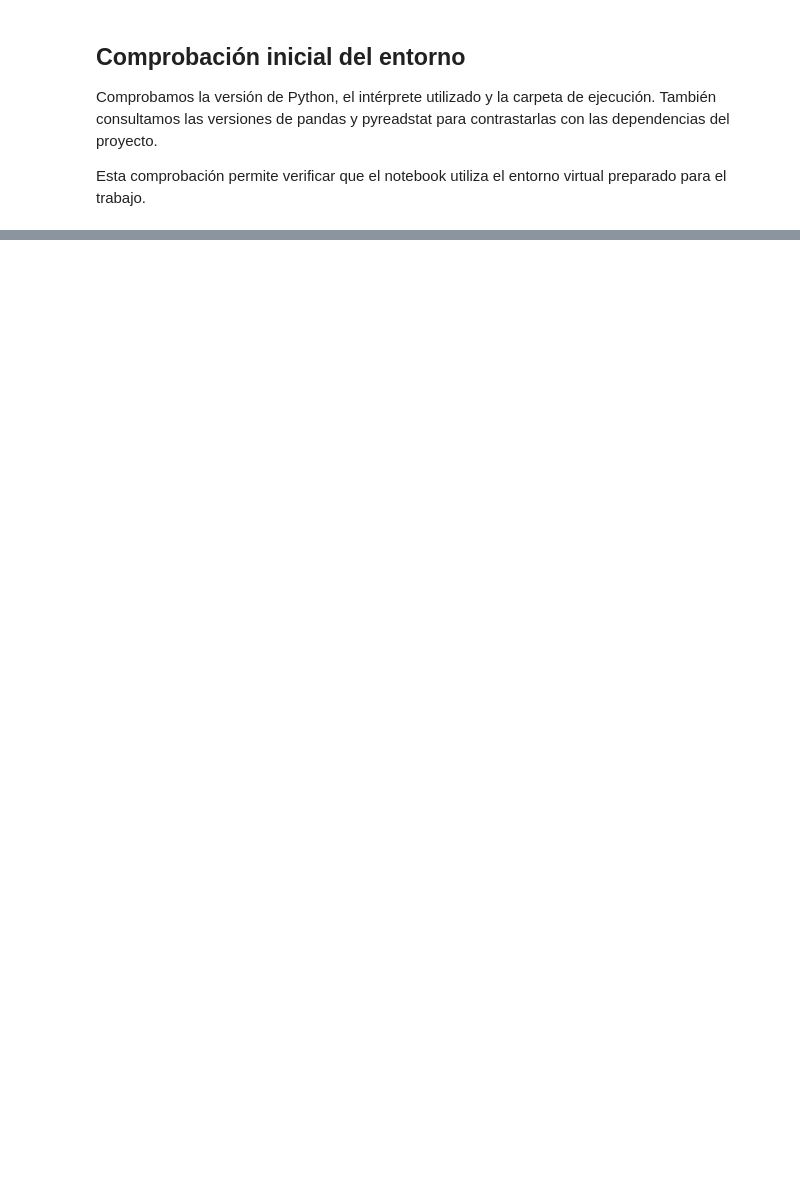
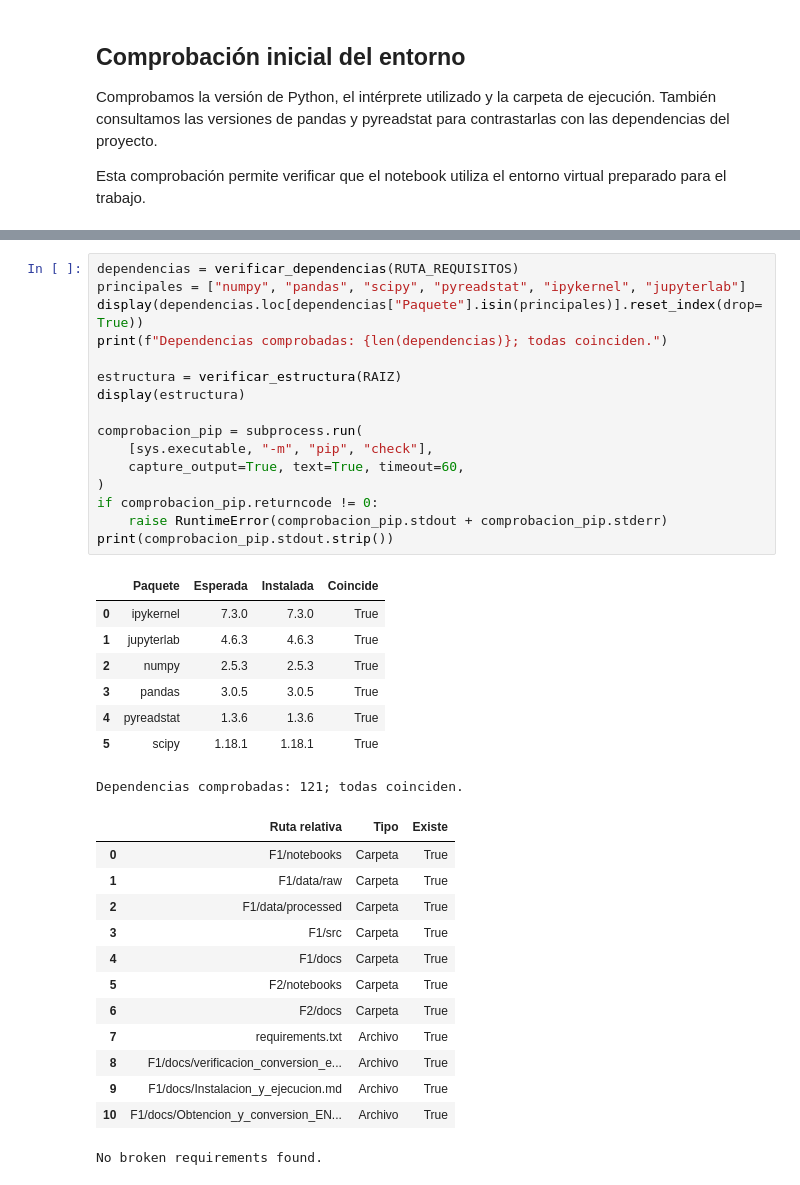
Before and after one commit to gosoriozamora/mcdi500-grupo9-enssex, a Jupyter notebook: F1/notebooks/F1_Definicion.ipynb, the cells around one changed output, grey strips where cells are left out. Saved outputs shown, nothing was run; the diff lists cells and outputs as text; blank space fills up the shorter version.

Commit message:
feat: completar notebook F1 y documentar su ejecución

```diff
--- a/F1/notebooks/F1_Definicion.ipynb
+++ b/F1/notebooks/F1_Definicion.ipynb
@@ -54,0 +407,38 @@ pyreadstat: 1.3.6
+# %%
+dependencias = verificar_dependencias(RUTA_REQUISITOS)
+principales = ["numpy", "pandas", "scipy", "pyreadstat", "ipykernel", "jupyterlab"]
+display(dependencias.loc[dependencias["Paquete"].isin(principales)].reset_index(drop=True))
+print(f"Dependencias comprobadas: {len(dependencias)}; todas coinciden.")
+
+estructura = verificar_estructura(RAIZ)
+display(estructura)
+
+comprobacion_pip = subprocess.run(
+    [sys.executable, "-m", "pip", "check"],
+    capture_output=True, text=True, timeout=60,
+)
+if comprobacion_pip.returncode != 0:
+    raise RuntimeError(comprobacion_pip.stdout + comprobacion_pip.stderr)
+print(comprobacion_pip.stdout.strip())
+# %% [output]
+|  | Paquete | Esperada | Instalada | Coincide |
+| 0 | ipykernel | 7.3.0 | 7.3.0 | True |
+| 1 | jupyterlab | 4.6.3 | 4.6.3 | True |
+| 2 | numpy | 2.5.3 | 2.5.3 | True |
+| 3 | pandas | 3.0.5 | 3.0.5 | True |
+| 4 | pyreadstat | 1.3.6 | 1.3.6 | True |
+| 5 | scipy | 1.18.1 | 1.18.1 | True |
+Dependencias comprobadas: 121; todas coinciden.
+|  | Ruta relativa | Tipo | Existe |
+| 0 | F1/notebooks | Carpeta | True |
+| 1 | F1/data/raw | Carpeta | True |
+| 2 | F1/data/processed | Carpeta | True |
+| 3 | F1/src | Carpeta | True |
+| 4 | F1/docs | Carpeta | True |
+| 5 | F2/notebooks | Carpeta | True |
+| 6 | F2/docs | Carpeta | True |
+| 7 | requirements.txt | Archivo | True |
+| 8 | F1/docs/verificacion_conversion_e... | Archivo | True |
+| 9 | F1/docs/Instalacion_y_ejecucion.md | Archivo | True |
+| 10 | F1/docs/Obtencion_y_conversion_EN... | Archivo | True |
+No broken requirements found.
```
Also changed, not shown: parts of 43 cells of this notebook, 3 other files.
